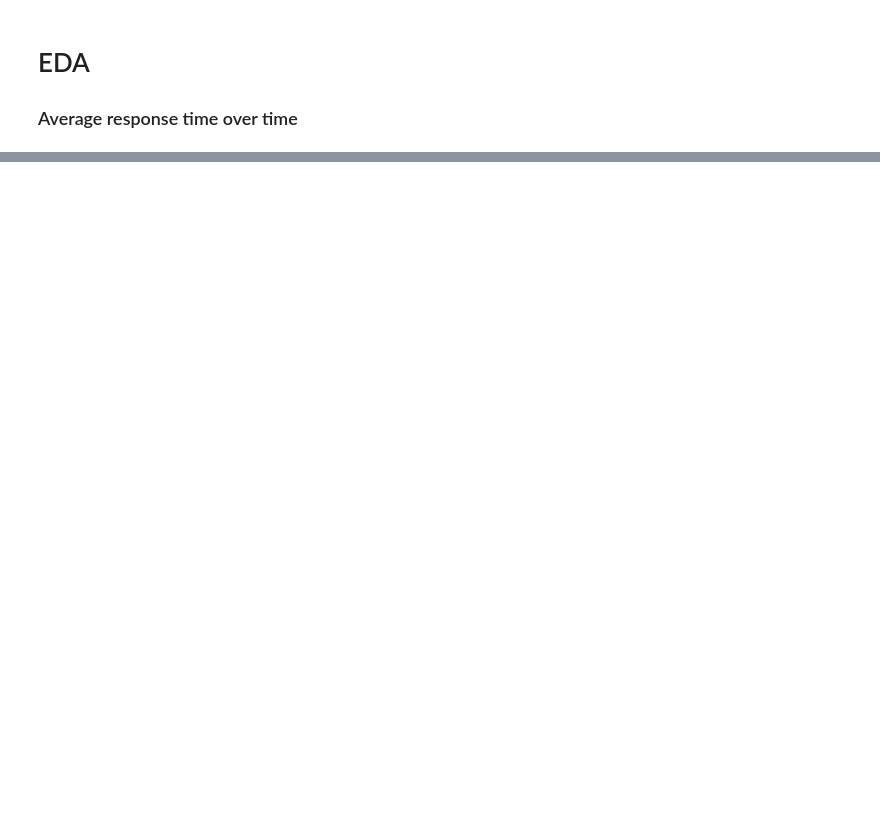
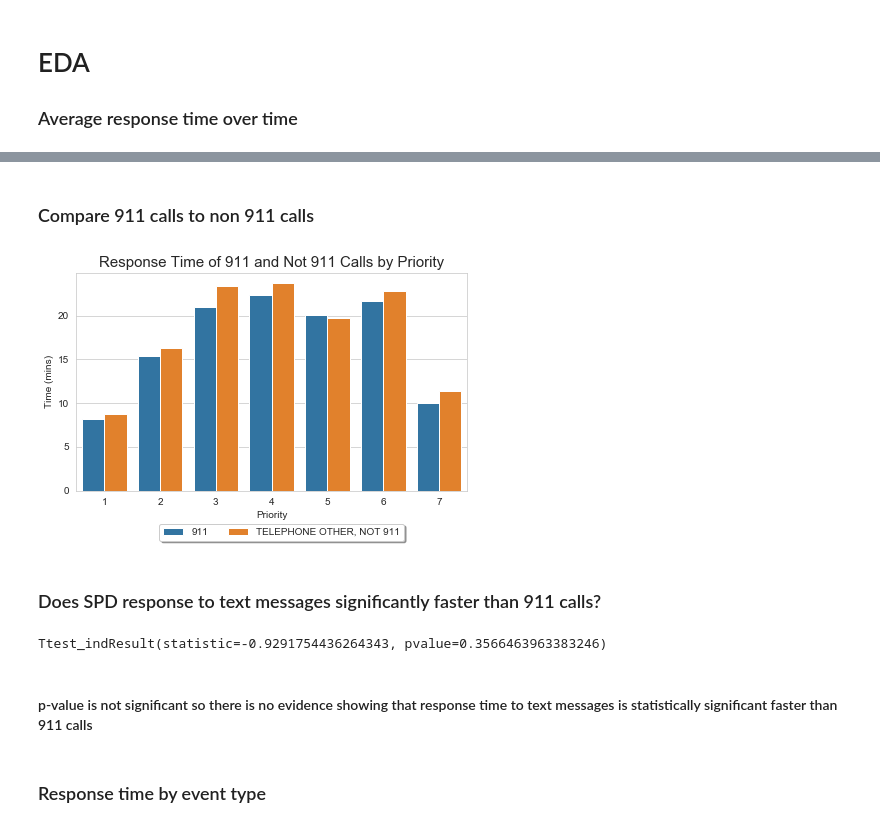
Before and after one commit to liuy379/Data512, a Jupyter notebook: final_project/analysis.ipynb, the cells around one changed output, grey strips where cells are left out. Drawn from its saved outputs; the diff is of its cells as text; code cells hidden in the pictures; blank space fills up the shorter version.

```diff
--- a/final_project/analysis.ipynb
+++ b/final_project/analysis.ipynb
@@ -278,0 +64,25 @@ df.sample(5000)['response_time'].plot.hist(bins=30, ax=ax, edgecolor='white');
+# %% [markdown]
+### Compare 911 calls to non 911 calls
+# %%
+fig, ax = plt.subplots(figsize=(7,4))
+sns.barplot(x='Priority', y='response_time', hue='Call Type',
+            data=response_by_call_type[(response_by_call_type['Call Type'] == '911') |
+                                       (response_by_call_type['Call Type'] == 'TELEPHONE OTHER, NOT 911')])
+ax.set_ylabel('Time (mins)')
+ax.set_title('Response Time of 911 and Not 911 Calls by Priority', fontsize=15)
+ax.legend(loc='upper left', bbox_to_anchor=(0.2, -0.13), shadow=True, ncol=2);
+# %% [output]
+[figure, added]
+# %% [markdown]
+### Does SPD response to text messages significantly faster than 911 calls?
+# %%
+from scipy import stats
+stats.ttest_ind(df[(df['Priority'] == 1) & (df['Call Type'] == 'TEXT MESSAGE')]['response_time'],
+                df[(df['Priority'] == 1) & (df['Call Type'] == '911')]['response_time'],
+                equal_var=False)
+# %% [output]
+Ttest_indResult(statistic=-0.9291754436264343, pvalue=0.3566463963383246)
+# %% [markdown]
+#### p-value is not significant so there is no evidence showing that response time to text messages is statistically significant faster than 911 calls
+# %% [markdown]
+### Response time by event type
```
Also changed, not shown: parts of 45 cells of this notebook, 13 other files.
